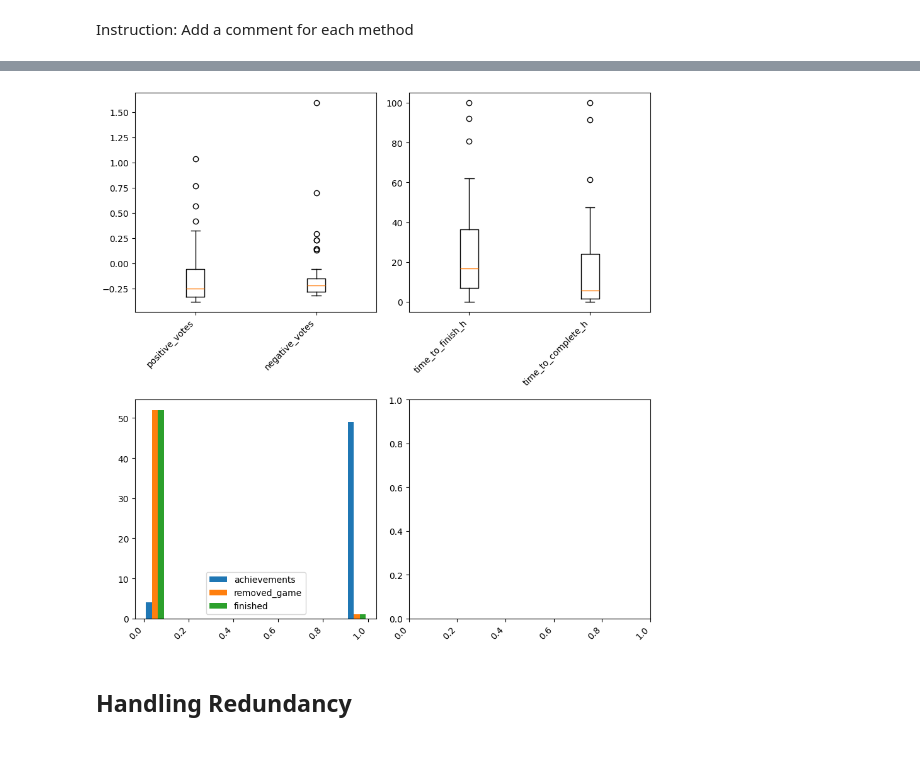
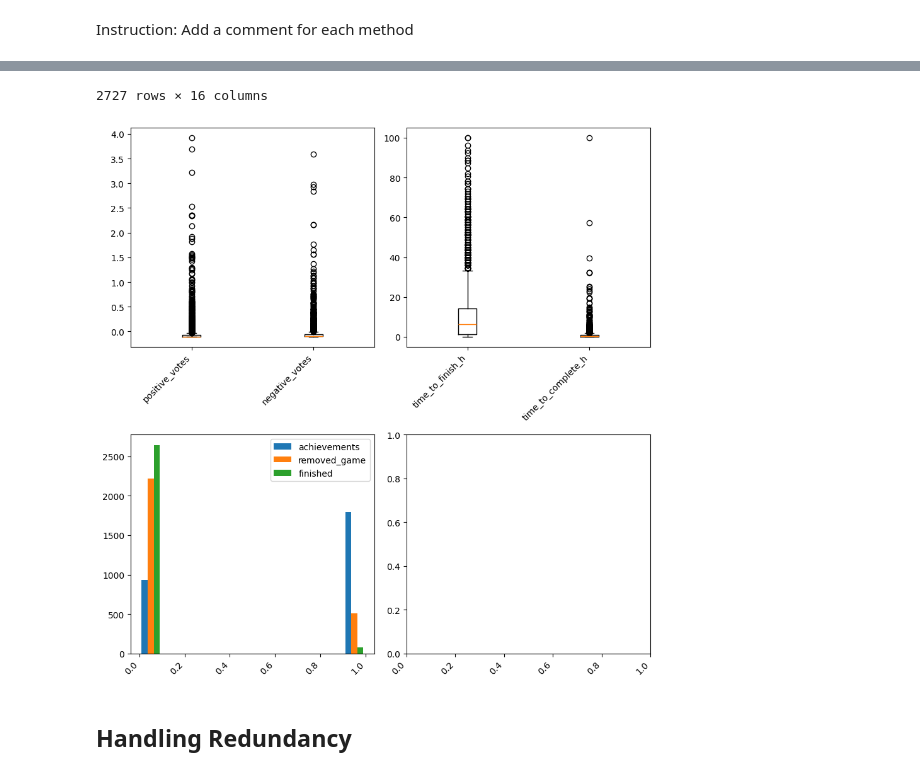
Before and after one commit to Sharpy796/CMPS4510_SteamGameAnalyzer, a Jupyter notebook: project_cluster_cmps451.ipynb, the cells around one changed output, grey strips where cells are left out. Drawn from its saved outputs; the diff is of its cells as text; code cells hidden in the pictures.

```diff
--- a/project_cluster_cmps451.ipynb
+++ b/project_cluster_cmps451.ipynb
@@ -373,11 +374,13 @@ df_copy['time_to_complete_h'] = df_copy['time_to_complete_h'].apply(lambda x: in
 df_copy = df_copy.replace('X', 1)
 
 # Isolate the types of data values we want to focus on
-df_copy = df_copy[df_copy["total_votes"] >= 100000]
-df_copy = df_copy[df_copy["positive_rating"] >= 85]
+#df_copy = df_copy[df_copy["total_votes"] >= 100000]
+#df_copy = df_copy[df_copy["positive_rating"] >= 85]
 # Create dataframe that we can normalize by removing string columns
 df_copy_for_norm = df_copy.drop(['name', 'release', 'genre', 'tags', 'publisher', 'developer', 'achievements', 'removed_game', 'finished', 'positive_rating'], axis=1)
+df_copy_for_norm = Z_Score_Outlier_Removal(df_copy_for_norm, 3)
 df_copy_norm_minmax = normalize_minmax(df_copy_for_norm, 0, 100)
+
 df_copy_norm_zscore = normalize_zscore(df_copy_for_norm)
 
 
@@ -428,4 +426,5 @@ df_copy
+2727 rows × 16 columns
-[figure, old version]
+[figure, new version]
 # %% [markdown]
 ## Handling Redundancy
 # %% [markdown]
```
Also changed, not shown: parts of 4 cells of this notebook.
